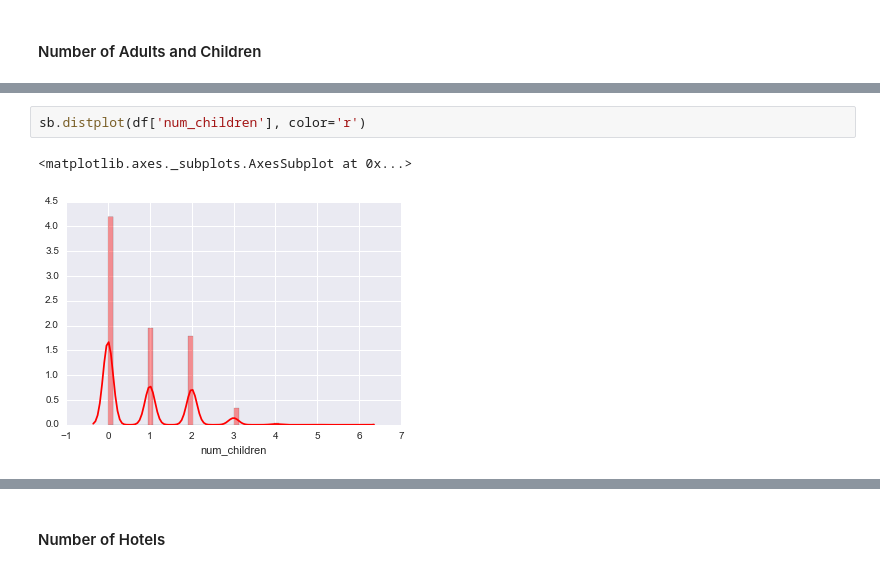
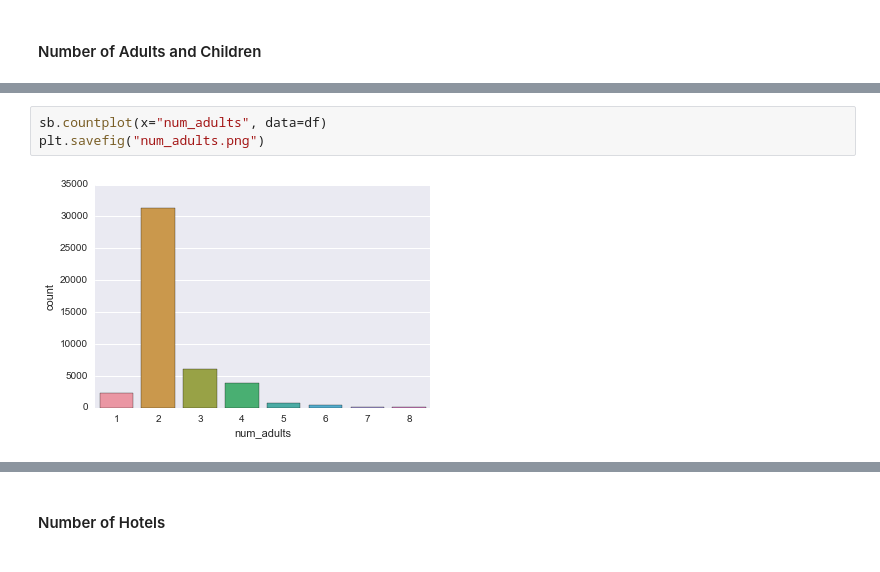
Before and after one commit to Upsidealien/Hotel-Case-Study, a Jupyter notebook: Presentation_1.ipynb, the cells around one changed output, grey strips where cells are left out. Cells and saved outputs as stored; diff of their text form.

```diff
--- a/Presentation_1.ipynb
+++ b/Presentation_1.ipynb
@@ -160,5 +109,5 @@ sb.distplot(df['num_adults'], color='r')
-# %%
-sb.distplot(df['num_children'], color='r')
-# %% [output]
-<matplotlib.axes._subplots.AxesSubplot at 0x...>
-[figure, removed]
+# %%
+sb.countplot(x="num_adults", data=df)
+plt.savefig("num_adults.png")
+# %% [output]
+[figure, added]
```
Also changed, not shown: parts of 24 cells of this notebook, 12 other files.
